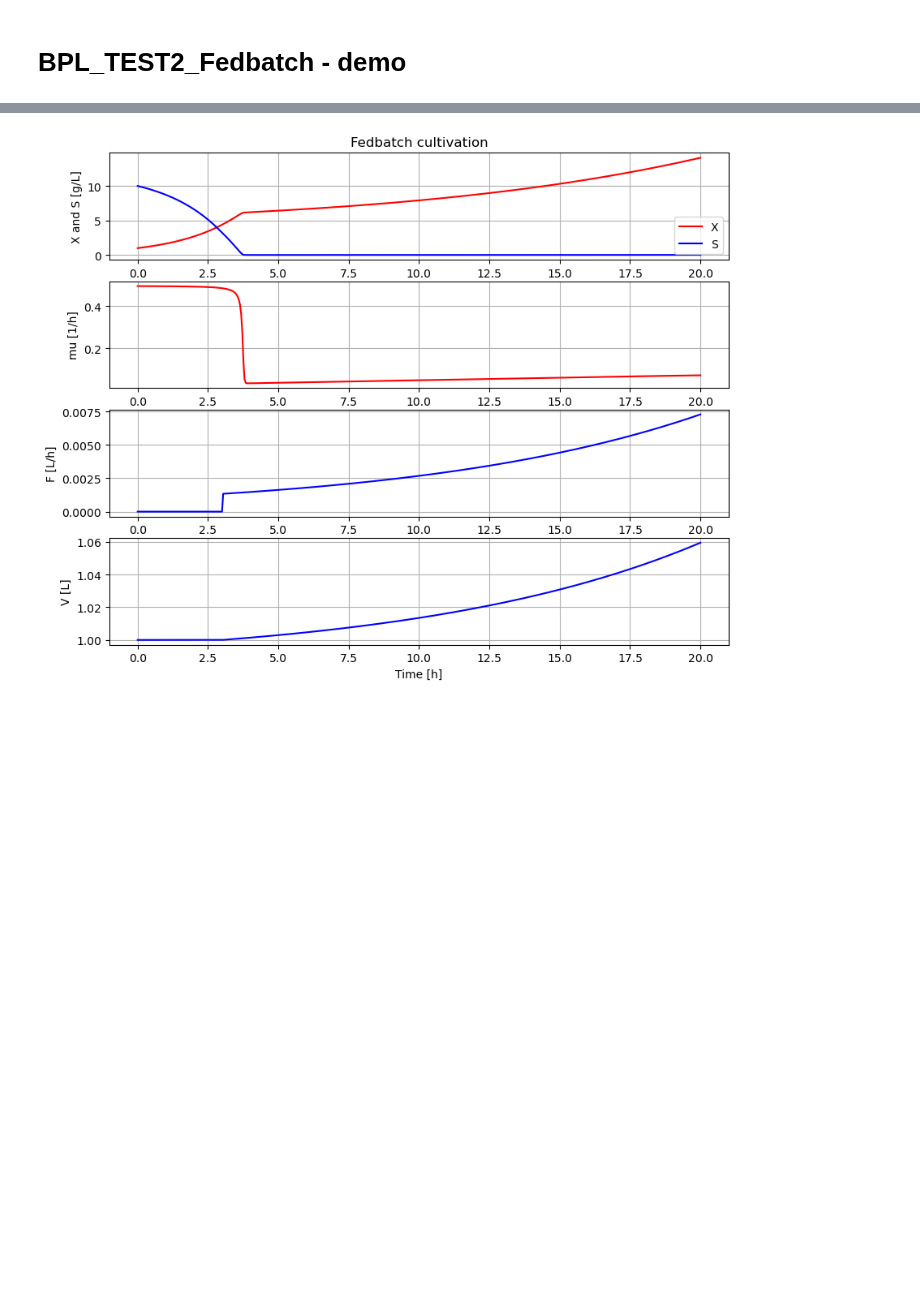
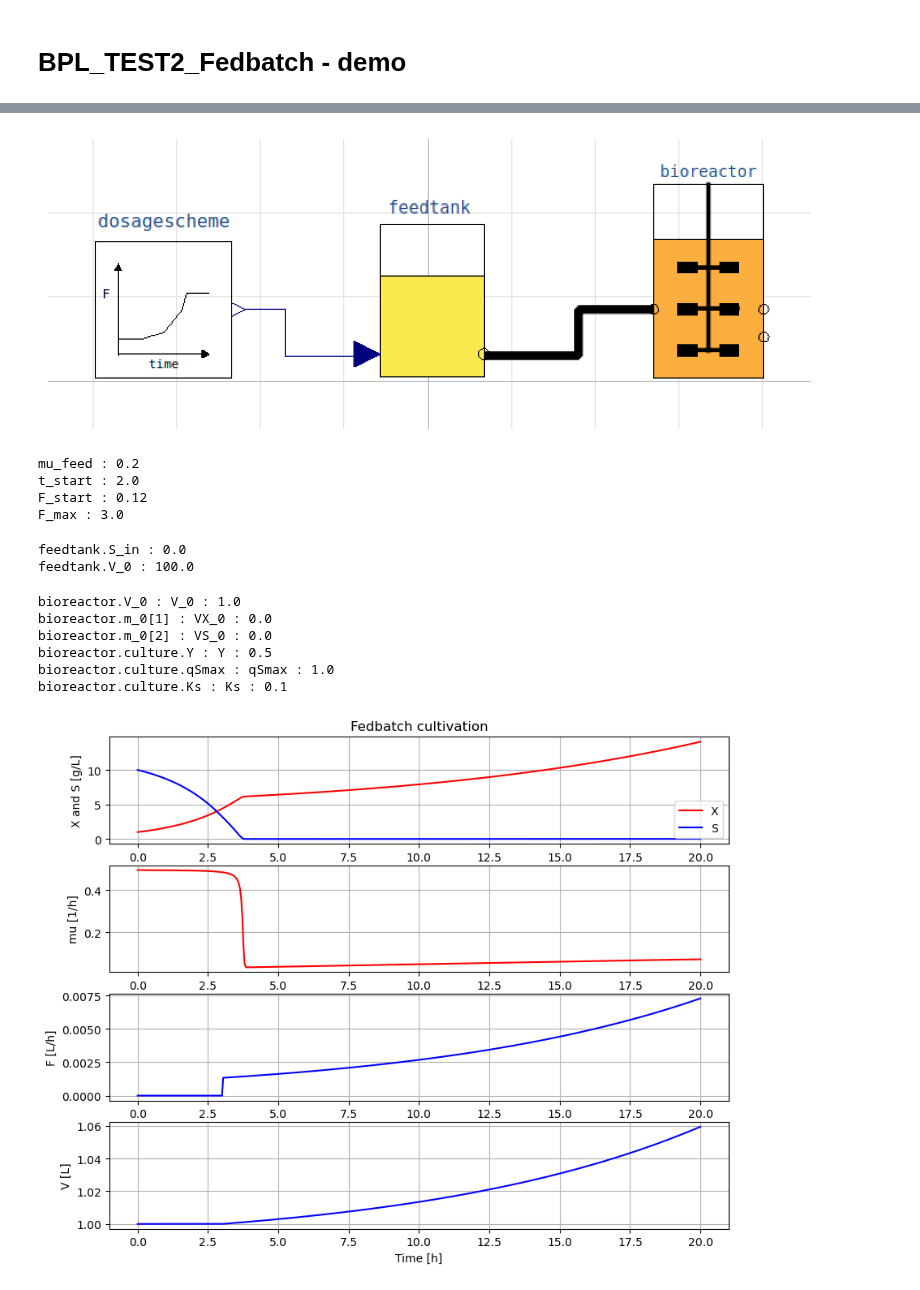
Before and after one commit to janpeter19/BPL_TEST2_Fedbatch, a Jupyter notebook: BPL_TEST2_Fedbatch.ipynb, the cells around one changed output, grey strips where cells are left out. Drawn from its saved outputs; the diff is of its cells as text; code cells hidden in the pictures; blank space fills up the shorter version.

Commit message:
Update FMU-explore 0.9.8 and process diagram

```diff
--- a/BPL_TEST2_Fedbatch.ipynb
+++ b/BPL_TEST2_Fedbatch.ipynb
@@ -21,6 +22,31 @@ Key system information is listed with the command system_info()
 # %%
 %matplotlib inline
 plt.rcParams['figure.figsize'] = [25/2.54, 20/2.54]
+# %%
+process_diagram()
+# %% [output]
+[figure, added]
+# %%
+disp('dosagescheme')
+# %% [output]
+mu_feed : 0.2
+t_start : 2.0
+F_start : 0.12
+F_max : 3.0
+# %%
+disp('feedtank')
+# %% [output]
+feedtank.S_in : 0.0
+feedtank.V_0 : 100.0
+# %%
+disp('bioreactor', mode='long')
+# %% [output]
+bioreactor.V_0 : V_0 : 1.0
+bioreactor.m_0[1] : VX_0 : 0.0
+bioreactor.m_0[2] : VS_0 : 0.0
+bioreactor.culture.Y : Y : 0.5
+bioreactor.culture.qSmax : qSmax : 1.0
+bioreactor.culture.Ks : Ks : 0.1
 # %%
 # Simulation with default values of the process
 newplot(plotType='TimeSeries')
```
Also changed, not shown: parts of 2 cells of this notebook, 5 other files.
